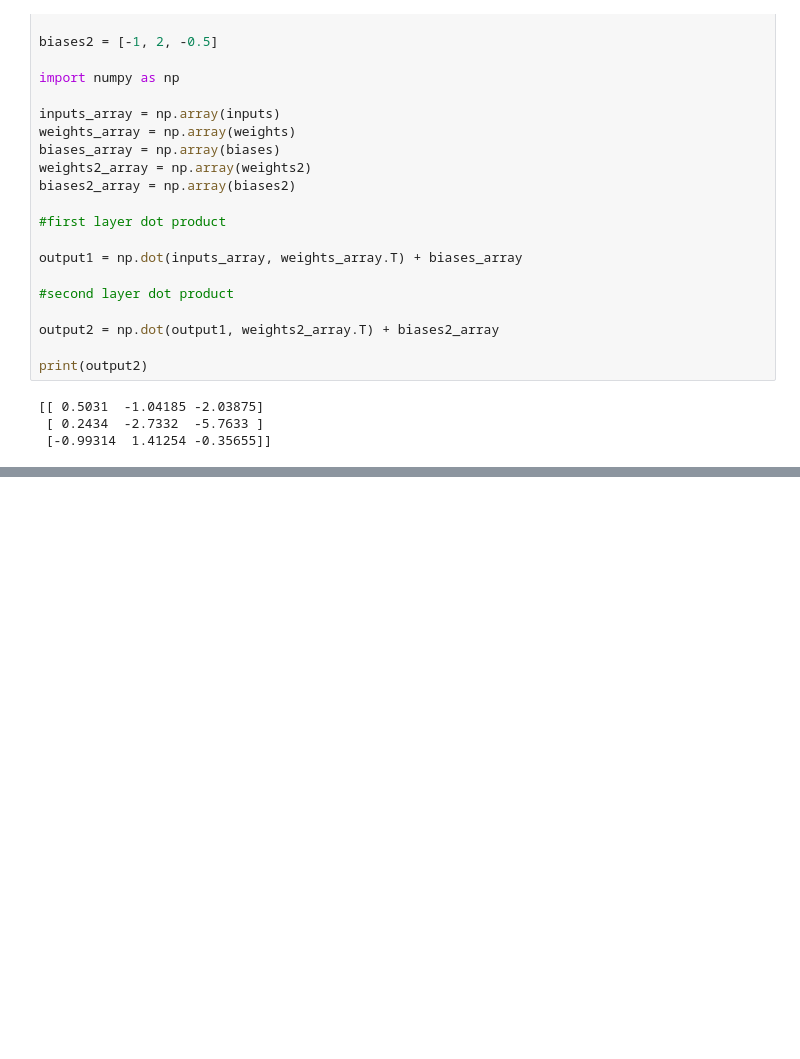
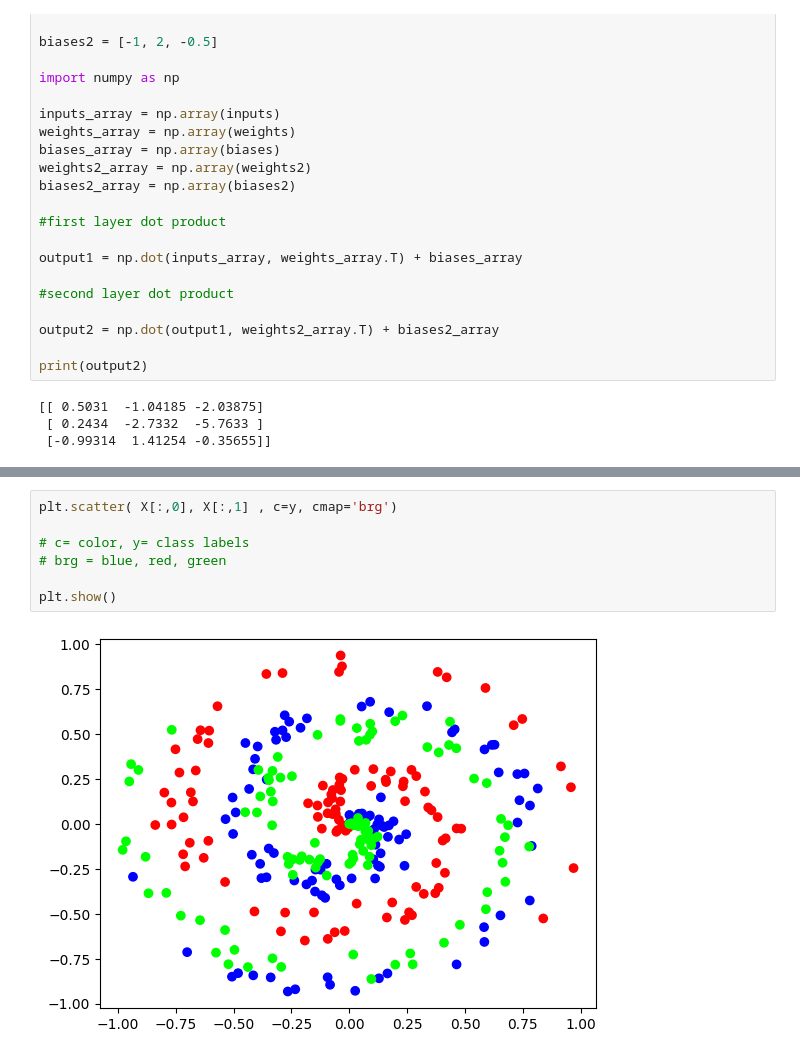
Before and after one commit to ANNON17-byte/Neural-Network, a Jupyter notebook: coding_neurons_and_layers.ipynb, the cells around one changed output, grey strips where cells are left out. Drawn from its saved outputs; the diff is of its cells as text; blank space fills up the shorter version.

```diff
--- a/coding_neurons_and_layers.ipynb
+++ b/coding_neurons_and_layers.ipynb
@@ -168,0 +196,9 @@ print(output2)
+# %%
+plt.scatter( X[:,0], X[:,1] , c=y, cmap='brg')
+
+# c= color, y= class labels
+# brg = blue, red, green
+
+plt.show()
+# %% [output]
+[figure, added]
```
Also changed, not shown: parts of 3 cells of this notebook.
